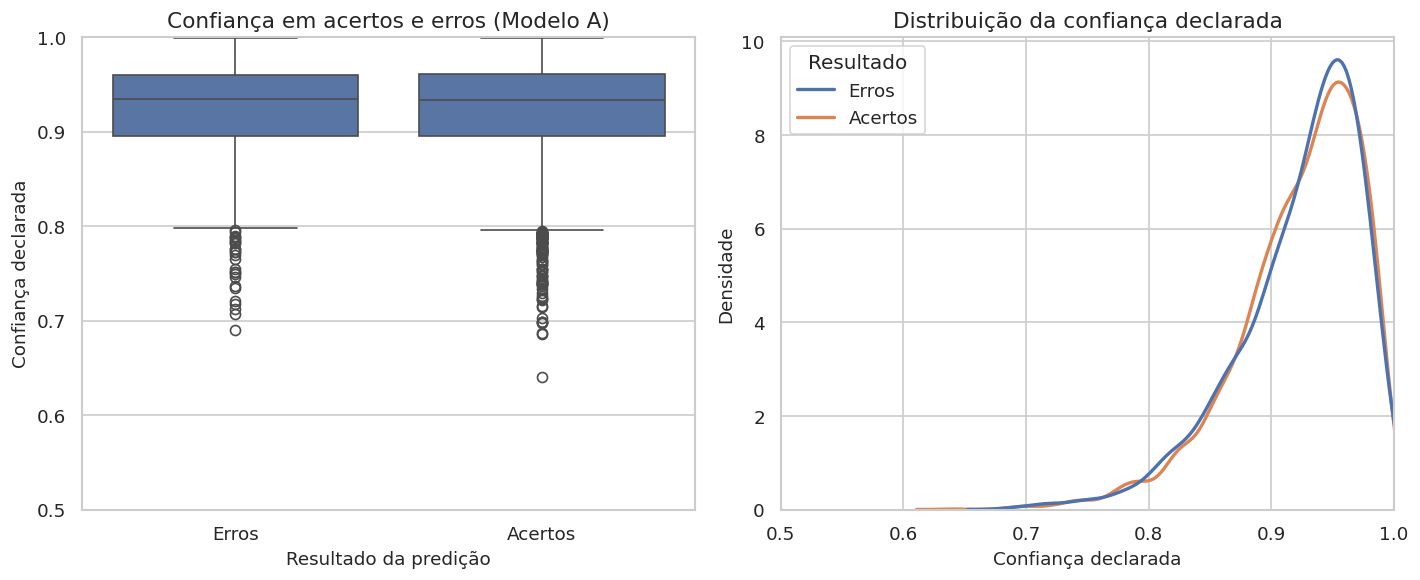
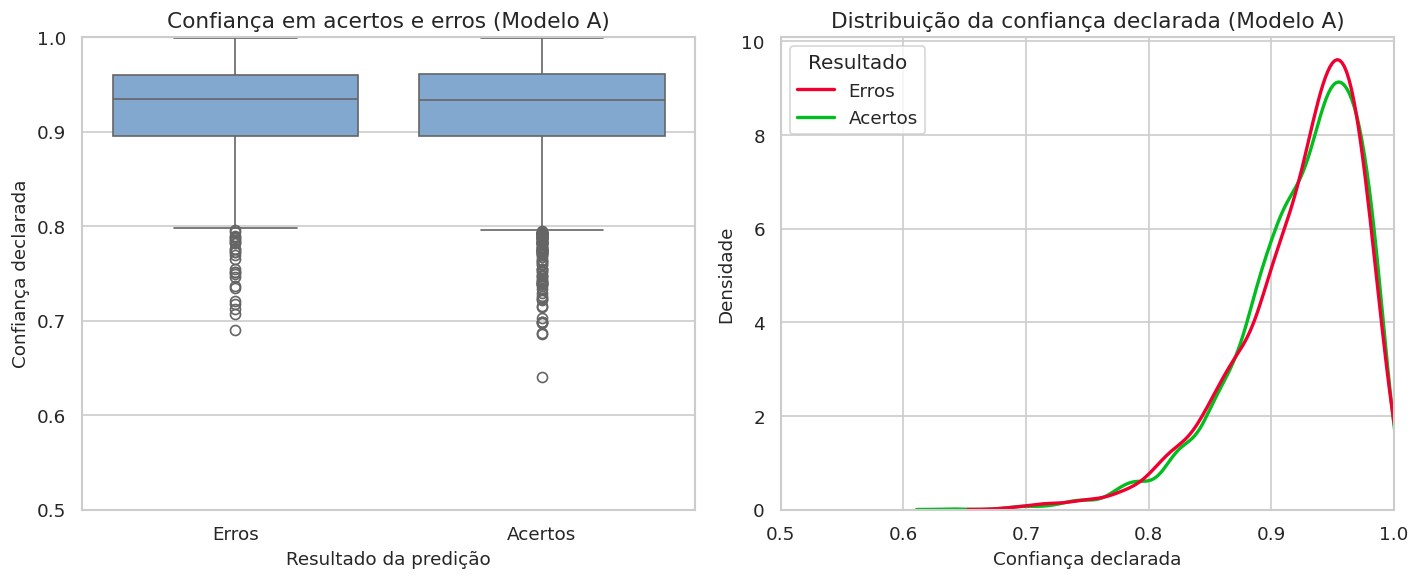
The notebook cell's code change between the first figure and the second:
--- before
+++ after
@@ -27,11 +27,7 @@
 fig, axes = plt.subplots(1, 2, figsize=(12, 5))
 
-sns.boxplot(
-    data=df_confianca_plot,
-    x="Resultado",
-    y="conf_modelo_a",
-    order=["Erros", "Acertos"],
-    ax=axes[0]
-)
+sns.boxplot(data=df_confianca_plot,
+    x="Resultado", y="conf_modelo_a",
+    order=["Erros", "Acertos"], ax=axes[0], color="#76A7DC")
 
 axes[0].set_title("Confiança em acertos e erros (Modelo A)")
@@ -40,16 +36,9 @@
 axes[0].set_ylim(0.5, 1)
 
-sns.kdeplot(
-    data=df_confianca_plot,
-    x="conf_modelo_a",
-    hue="Resultado",
-    hue_order=["Erros", "Acertos"],
-    common_norm=False,
-    fill=False,
-    linewidth=2,
-    ax=axes[1]
-)
+sns.kdeplot(data=df_confianca_plot, x="conf_modelo_a",
+    hue="Resultado", hue_order=["Erros", "Acertos"], palette=["#F00031", "#00BE1D"],
+    common_norm=False, fill=False, linewidth=2, ax=axes[1])
 
-axes[1].set_title("Distribuição da confiança declarada")
+axes[1].set_title("Distribuição da confiança declarada (Modelo A)")
 axes[1].set_xlabel("Confiança declarada")
 axes[1].set_ylabel("Densidade")

Commit: Initial model A vs B comparison